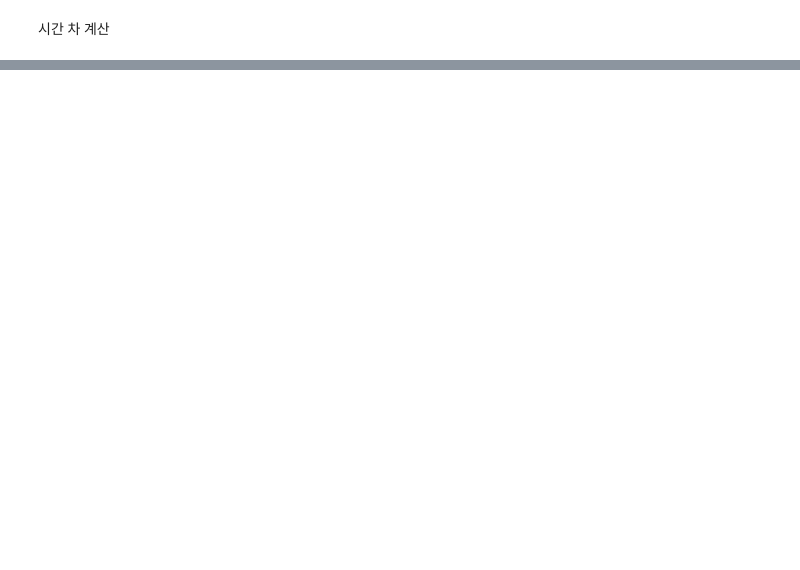
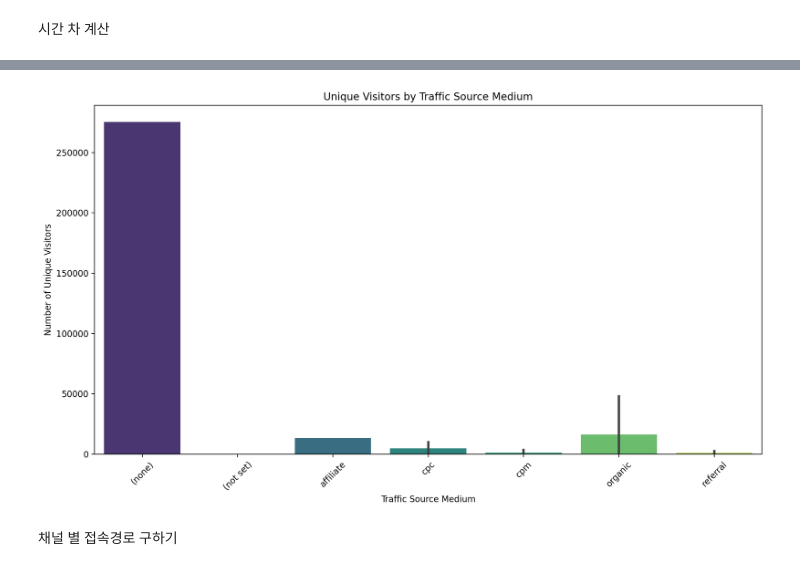
Before and after one commit to Haaahm/DA_School_1, a Jupyter notebook: 0830-marketing.ipynb, the cells around one changed output, grey strips where cells are left out. Cells and saved outputs as stored; diff of their text form; code cells hidden in the pictures; blank space fills up the shorter version.

```diff
--- a/0830-marketing.ipynb
+++ b/0830-marketing.ipynb
@@ -997,0 +1144,17 @@ Using Kaggle's public dataset BigQuery integration.
+# %%
+# high level stats
+
+# Initialize a BigQuery client
+client = bigquery.Client()
+
+mau_query = """
+select trafficSource.medium, trafficSource.source, count(distinct fullVisitorId)
+FROM
+    `bigquery-public-data.google_analytics_sample.ga_sessions_*`
+group by trafficSource.medium, trafficSource.source
+order by 1,2
+"""
+
+mau_result = client.query(mau_query).result().to_dataframe()
+
+print(mau_result)
@@ -997,0 +1177,14 @@ Using Kaggle's public dataset BigQuery integration.
+# %%
+# Let's try plotting the graph again
+plt.figure(figsize=(12, 7))
+sns.barplot(x='medium', y='f0_', data=mau_result, palette="viridis")
+plt.title('Unique Visitors by Traffic Source Medium')
+plt.xlabel('Traffic Source Medium')
+plt.ylabel('Number of Unique Visitors')
+plt.xticks(rotation=45)
+plt.tight_layout()
+plt.show()
+# %% [output]
+[figure, added]
+# %% [markdown]
+채널 별 접속경로 구하기
```
Also changed, not shown: parts of 50 cells of this notebook.
